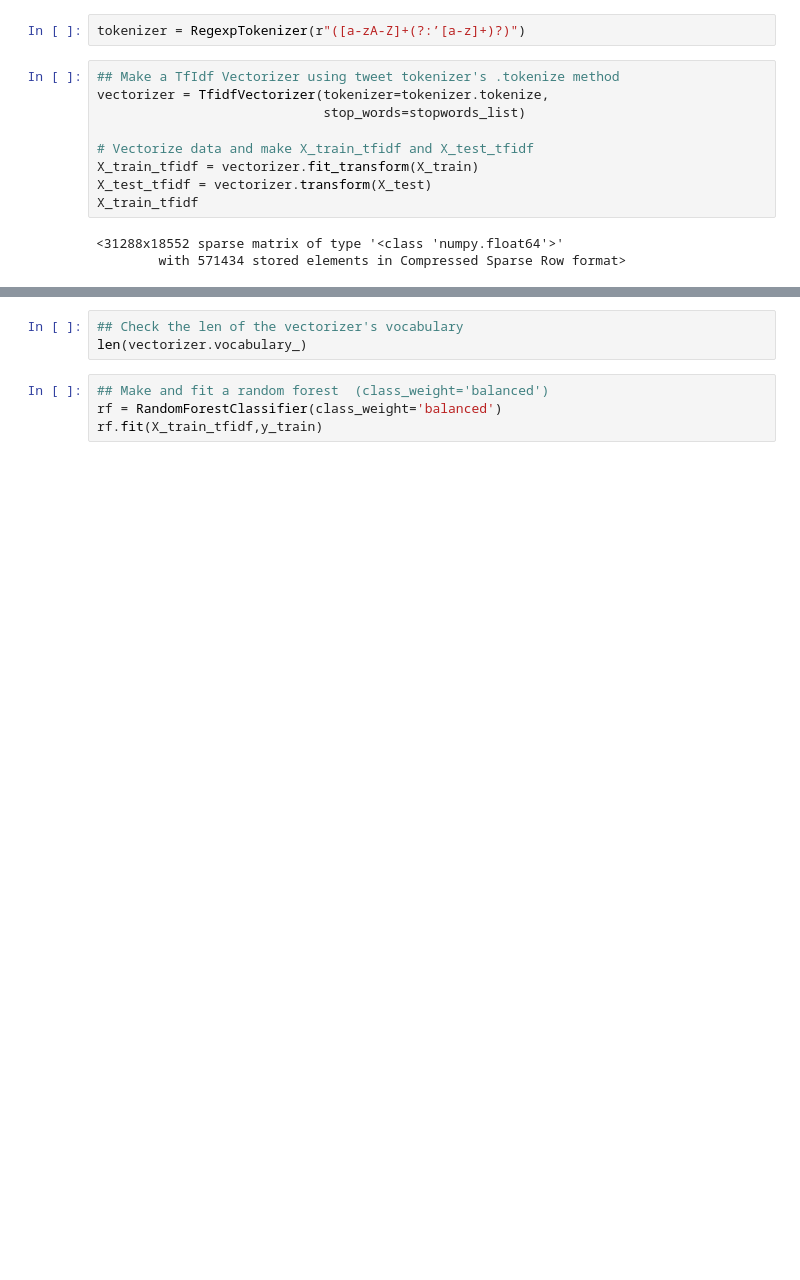
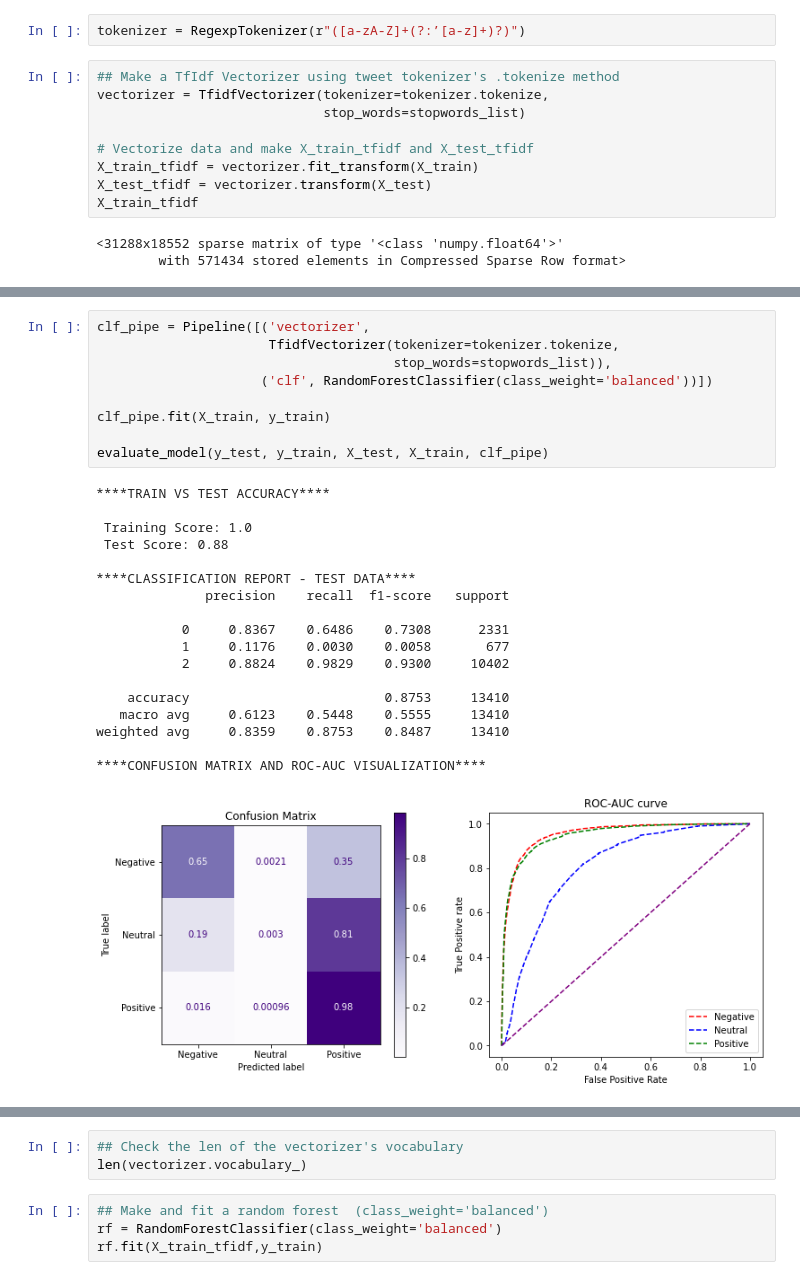
Before and after one commit to ds-leehanjin/app-reviews-nlp-sentiment-analysis, a Jupyter notebook: index_OSEMN.ipynb, the cells around one changed output, grey strips where cells are left out. Saved outputs shown, nothing was run; the diff lists cells and outputs as text; blank space fills up the shorter version.

Commit message:
multiclass modeling

```diff
--- a/index_OSEMN.ipynb
+++ b/index_OSEMN.ipynb
@@ -1229,0 +1167,28 @@ weighted avg     0.8466    0.8808    0.8553     13410
+# %%
+clf_pipe = Pipeline([('vectorizer',
+                      TfidfVectorizer(tokenizer=tokenizer.tokenize,
+                                      stop_words=stopwords_list)),
+                     ('clf', RandomForestClassifier(class_weight='balanced'))])
+
+clf_pipe.fit(X_train, y_train)
+
+evaluate_model(y_test, y_train, X_test, X_train, clf_pipe)
+# %% [output]
+****TRAIN VS TEST ACCURACY****
+
+ Training Score: 1.0
+ Test Score: 0.88
+
+****CLASSIFICATION REPORT - TEST DATA****
+              precision    recall  f1-score   support
+
+           0     0.8367    0.6486    0.7308      2331
+           1     0.1176    0.0030    0.0058       677
+           2     0.8824    0.9829    0.9300     10402
+
+    accuracy                         0.8753     13410
+   macro avg     0.6123    0.5448    0.5555     13410
+weighted avg     0.8359    0.8753    0.8487     13410
+
+****CONFUSION MATRIX AND ROC-AUC VISUALIZATION****
+[figure, added]
```
Also changed, not shown: parts of 22 cells of this notebook.
